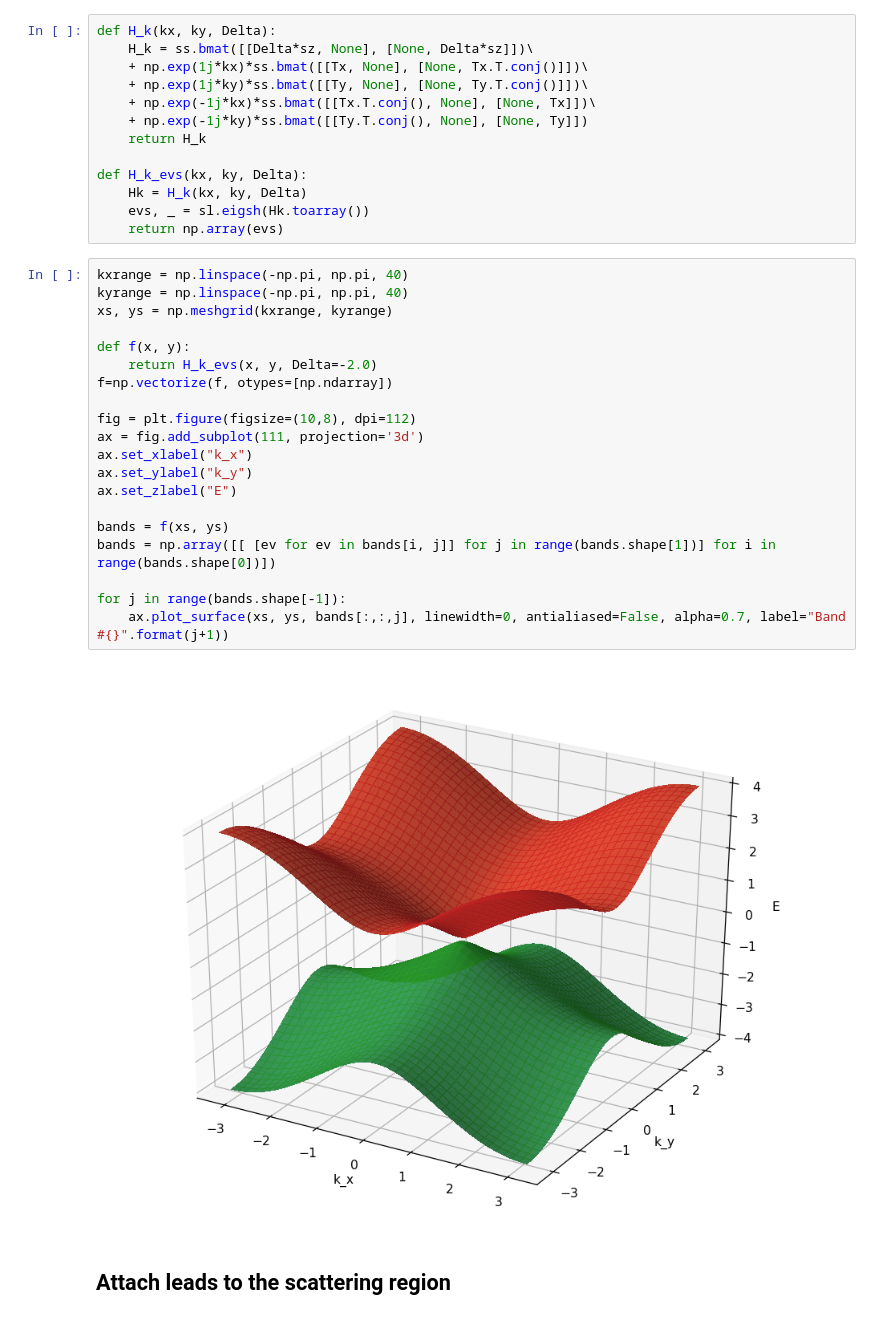
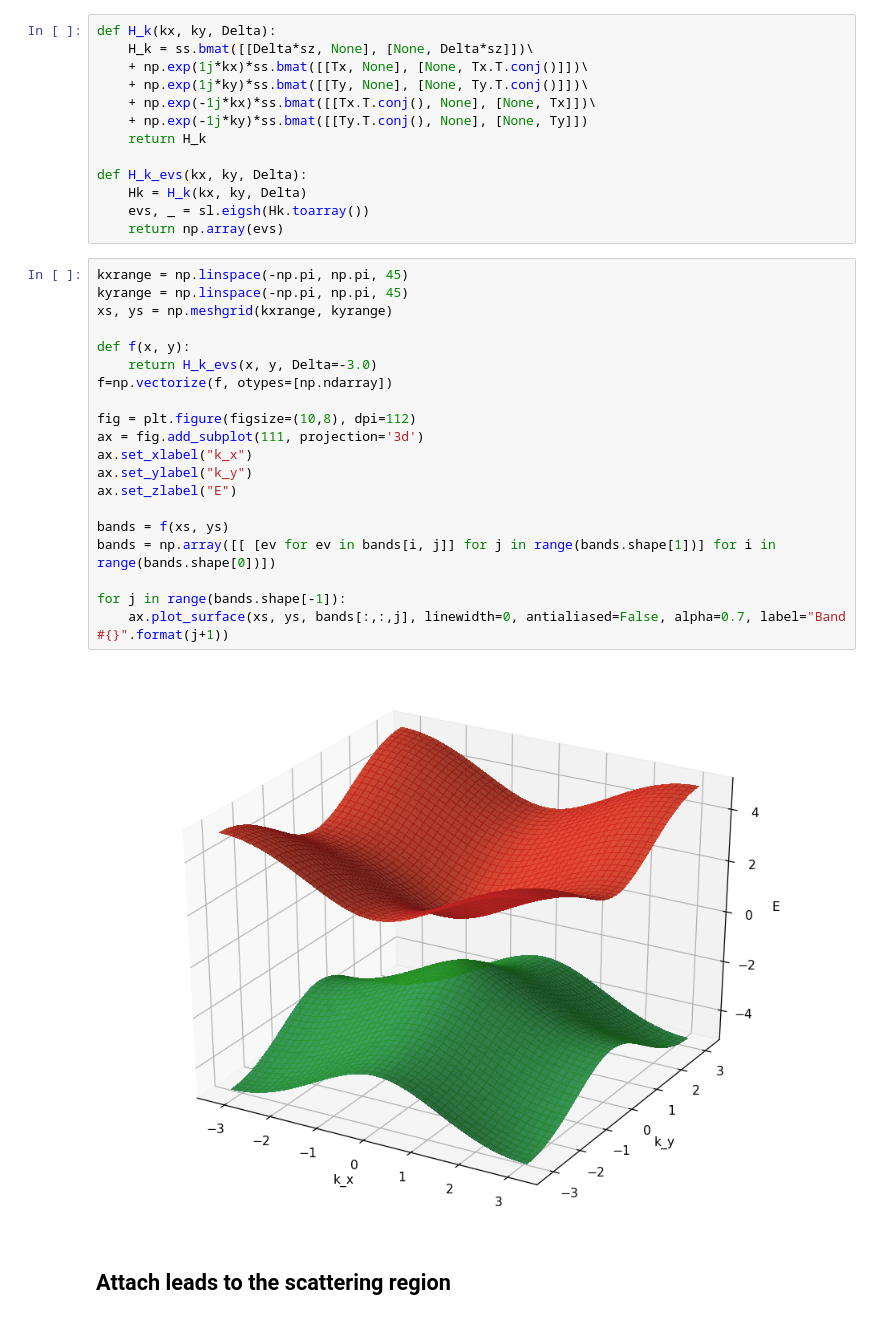
Before and after one commit to dnnagy/mezo2019, a Jupyter notebook: BHZ.ipynb, the cells around one changed output. Saved outputs shown, nothing was run; the diff lists cells and outputs as text.

```diff
--- a/BHZ.ipynb
+++ b/BHZ.ipynb
@@ -326,27 +326,27 @@ def H_k_evs(kx, ky, Delta):
     evs, _ = sl.eigsh(Hk.toarray())
     return np.array(evs)
 # %%
-kxrange = np.linspace(-np.pi, np.pi, 40)
-kyrange = np.linspace(-np.pi, np.pi, 40)
+kxrange = np.linspace(-np.pi, np.pi, 45)
+kyrange = np.linspace(-np.pi, np.pi, 45)
 xs, ys = np.meshgrid(kxrange, kyrange)
 
 def f(x, y):
-    return H_k_evs(x, y, Delta=-2.0)
+    return H_k_evs(x, y, Delta=-3.0)
 f=np.vectorize(f, otypes=[np.ndarray])
 
 fig = plt.figure(figsize=(10,8), dpi=112)
 ax = fig.add_subplot(111, projection='3d')
 ax.set_xlabel("k_x")
 ax.set_ylabel("k_y")
 ax.set_zlabel("E")
 
 bands = f(xs, ys)
 bands = np.array([[ [ev for ev in bands[i, j]] for j in range(bands.shape[1])] for i in range(bands.shape[0])])
 
 for j in range(bands.shape[-1]):
     ax.plot_surface(xs, ys, bands[:,:,j], linewidth=0, antialiased=False, alpha=0.7, label="Band #{}".format(j+1))
 # %% [output]
-[figure, old version]
+[figure, new version]
 # %% [markdown]
 ##  Attach leads to the scattering region
 # %% [markdown]
```
Also changed, not shown: parts of 1 cell of this notebook.
